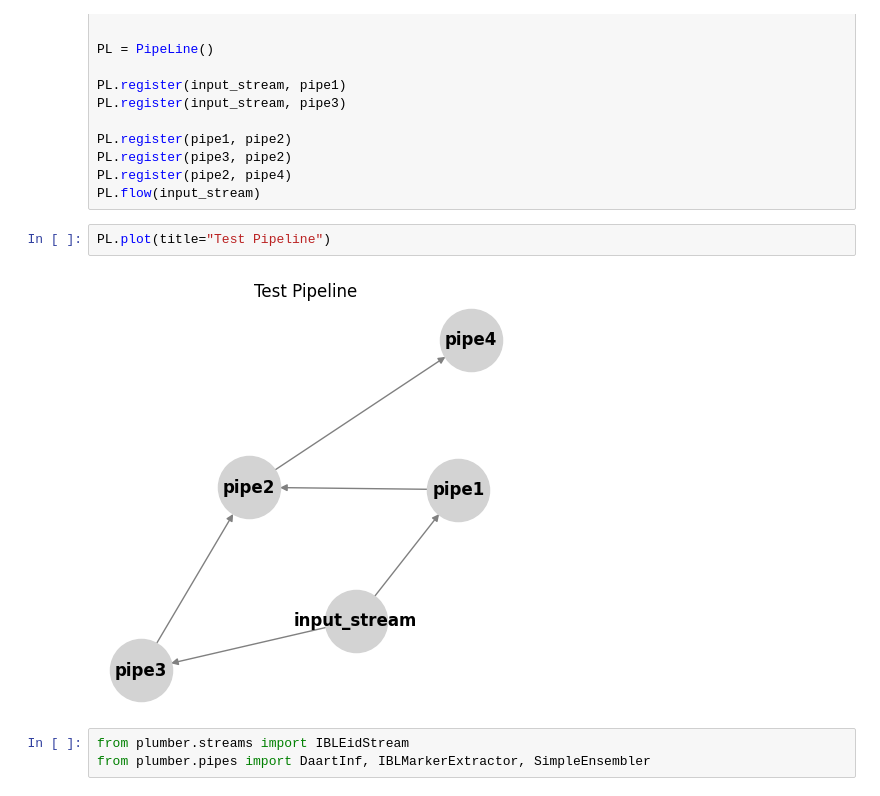
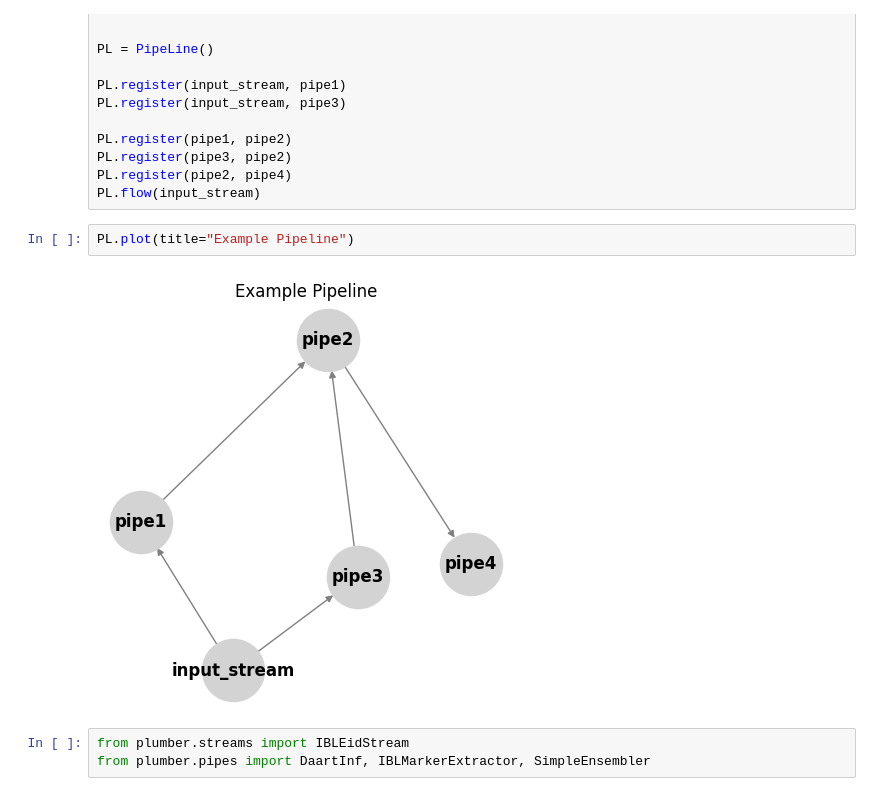
Before and after one commit to rgs2151/plumber, a Jupyter notebook: tester.ipynb, the cells around one changed output. Saved outputs shown, nothing was run; the diff lists cells and outputs as text.

```diff
--- a/tester.ipynb
+++ b/tester.ipynb
@@ -34,9 +34,9 @@ PL.register(pipe3, pipe2)
 PL.register(pipe2, pipe4)
 PL.flow(input_stream)
 # %%
-PL.plot(title="Test Pipeline")
+PL.plot(title="Example Pipeline")
 # %% [output]
-[figure, old version]
+[figure, new version]
 # %%
 from plumber.streams import IBLEidStream
 from plumber.pipes import DaartInf, IBLMarkerExtractor, SimpleEnsembler
```
Also changed, not shown: parts of 7 cells of this notebook, 2 other files.
